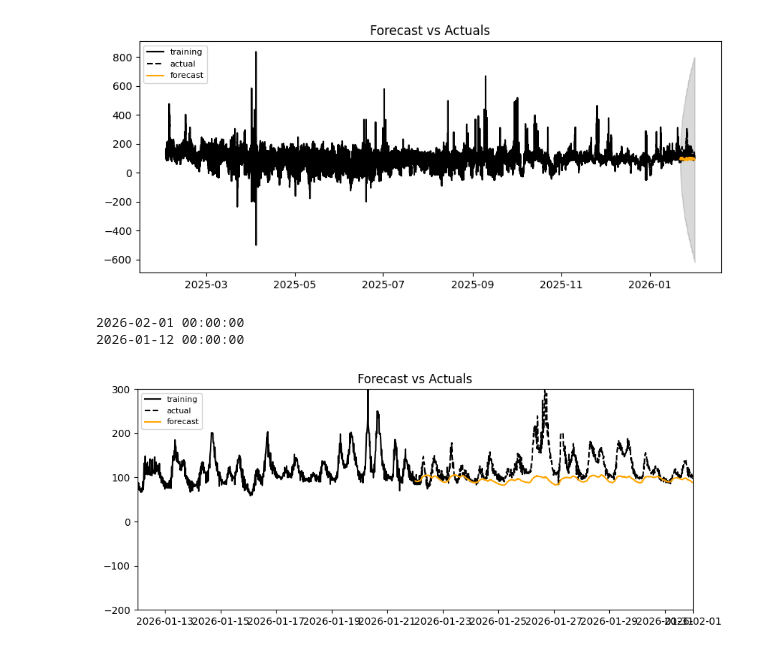
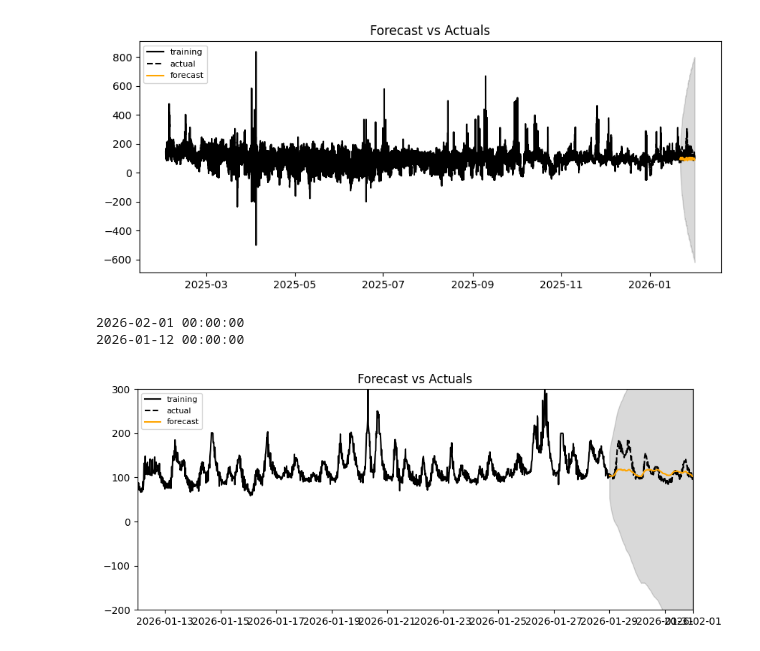
Before and after one commit to xucenying/grid-intelligence, a Jupyter notebook: notebooks/laurenz/sarimax.ipynb, the cells around one changed output. Saved outputs shown, nothing was run; the diff lists cells and outputs as text; code cells hidden in the pictures.

```diff
--- a/notebooks/laurenz/sarimax.ipynb
+++ b/notebooks/laurenz/sarimax.ipynb
@@ -238,7 +246,7 @@ Average MAE across folds: 54.7892339509681
 # %% [markdown]
 ## 4.0 Forecasting
 # %%
-days = 4*24*10
+days = 4*24*3
 # %%
 split = len(data_price_2526) - days
 # %%
@@ -312,8 +320,8 @@ def plot_forecast_2(fc, train, test, ylim_low=None, ylim_up=None,
 
     plt.show()
 # %%
-plot_forecast_2(forecast, train_price, test, ylim_low=-200, ylim_up=300, days_shown=20, upper=None, lower=None)
+plot_forecast_2(forecast, train_price, test, ylim_low=-200, ylim_up=300, days_shown=20, upper=confidence_int[:,0], lower=confidence_int[:,1])
 # %% [output]
 2026-02-01 00:00:00
 2026-01-12 00:00:00
-[figure, old version]
+[figure, new version]
```
Also changed, not shown: parts of 4 cells of this notebook, 1 other file.
